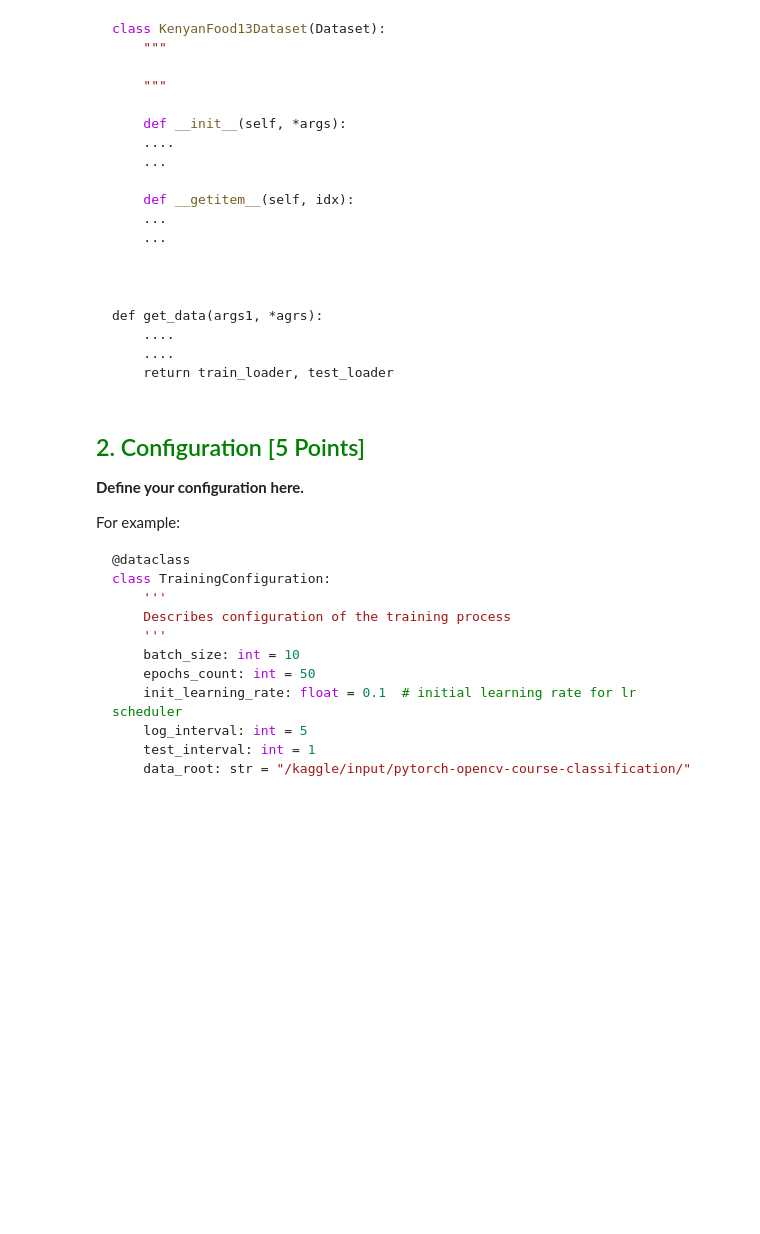
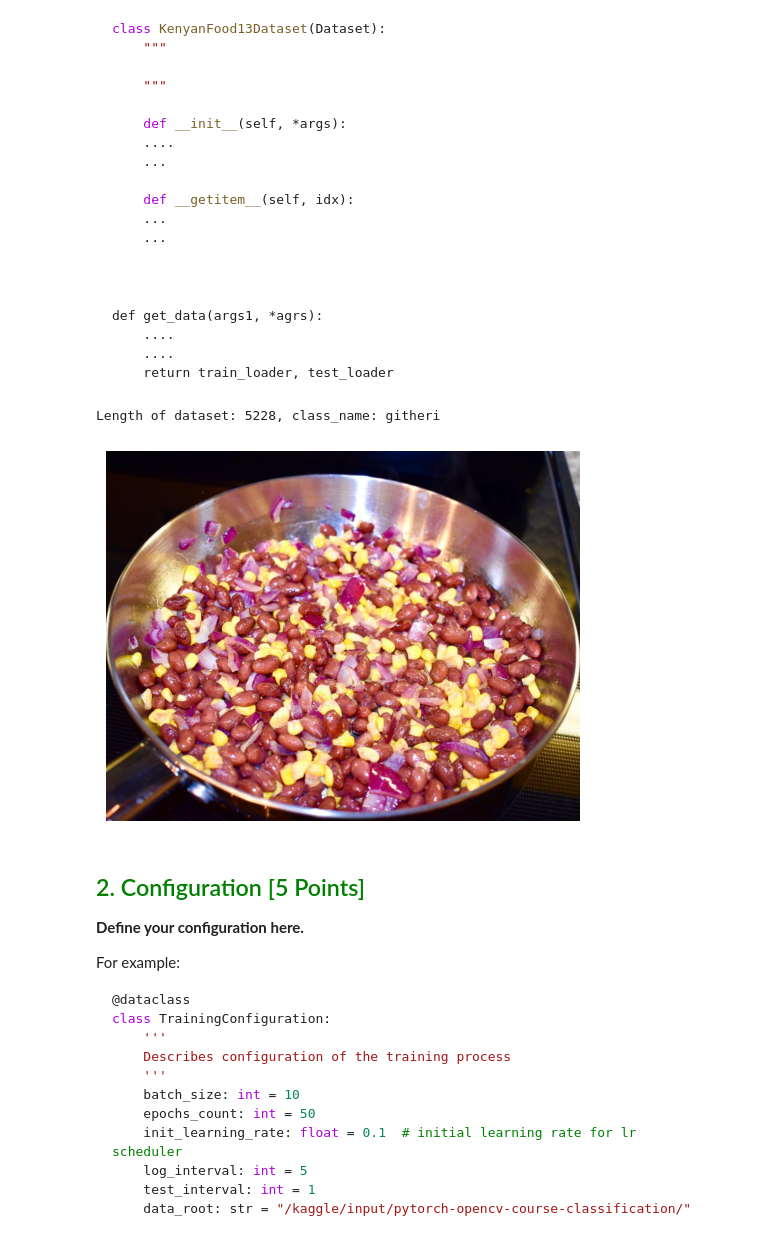
Before and after one commit to Emd956/13-Kenyan-food-type-classes, a Jupyter notebook: project2.ipynb, the cells around one changed output. Drawn from its saved outputs; the diff is of its cells as text; code cells hidden in the pictures; blank space fills up the shorter version.

Commit message:
Kaggle Notebook | Project2 | Version 2

```diff
--- a/project2.ipynb
+++ b/project2.ipynb
@@ -54,0 +145,14 @@ def get_data(args1, *agrs):
+# %%
+data_root = '/kaggle/input/opencv-pytorch-dl-course-classification'
+
+train_dataset = KenyanFood13Dataset(data_root, train=True)
+
+img, trgt = train_dataset[0]
+
+print('Length of dataset: {}, class_name: {}'.format(len(train_dataset), trgt))
+plt.imshow(img)
+plt.axis(False)
+plt.show()
+# %% [output]
+Length of dataset: 5228, class_name: githeri
+[figure, added]
```
Also changed, not shown: parts of 4 cells of this notebook.
